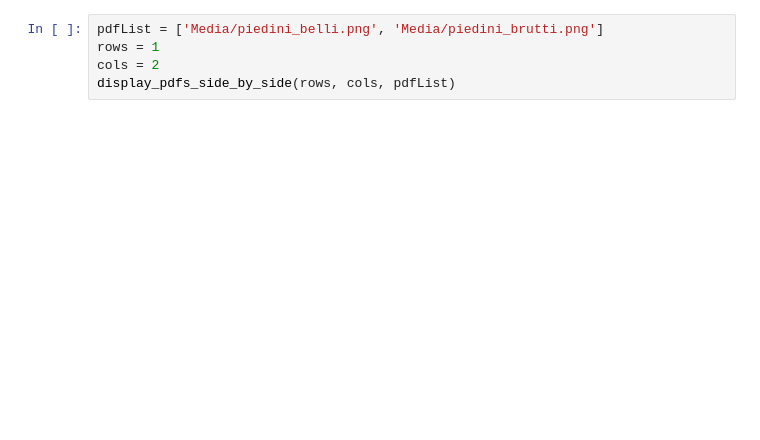
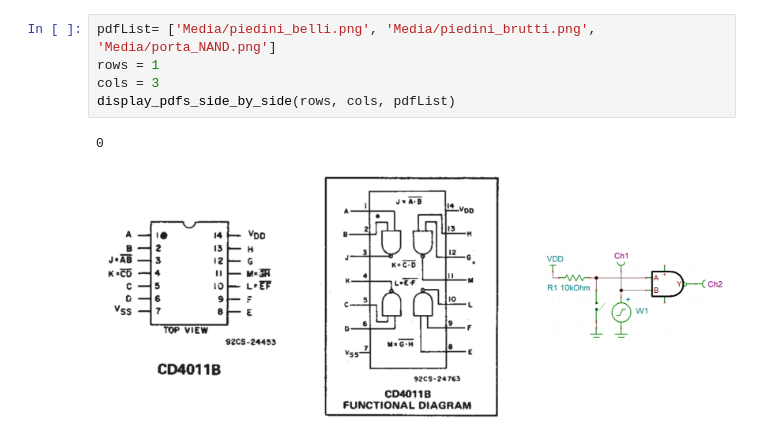
Before and after one commit to moncapiten/S08, a Jupyter notebook: ColSci_log_S08.ipynb, the cells around one changed output. Saved outputs shown, nothing was run; the diff lists cells and outputs as text; blank space fills up the shorter version.

```diff
--- a/ColSci_log_S08.ipynb
+++ b/ColSci_log_S08.ipynb
@@ -92,5 +125,8 @@ display_pdfs_side_by_side(rows, cols, pdfList)
 # %%
-pdfList = ['Media/piedini_belli.png', 'Media/piedini_brutti.png']
+pdfList= ['Media/piedini_belli.png', 'Media/piedini_brutti.png', 'Media/porta_NAND.png']
 rows = 1
-cols = 2
+cols = 3
 display_pdfs_side_by_side(rows, cols, pdfList)
+# %% [output]
+0
+[figure, added]
```
Also changed, not shown: parts of 12 cells of this notebook, 6 other files.
